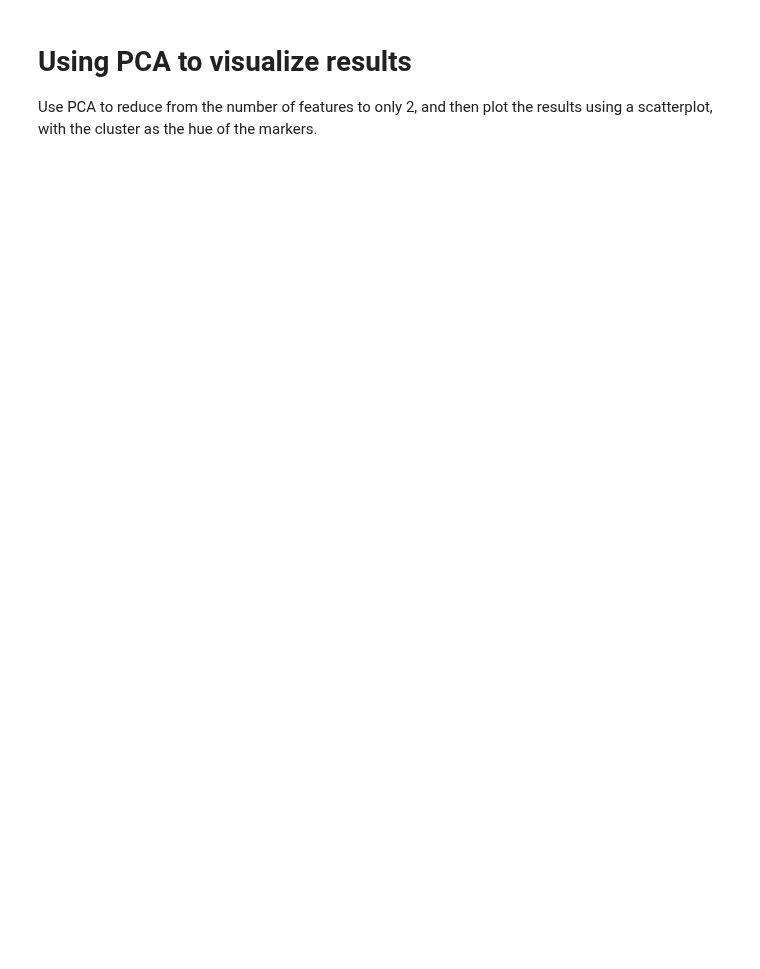
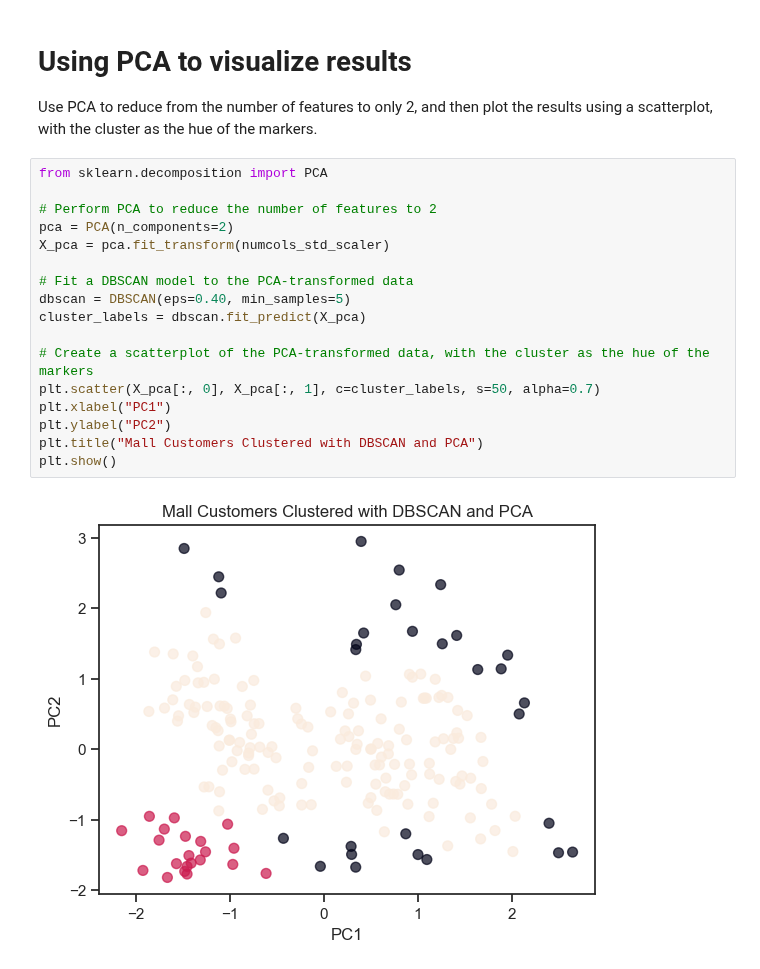
Before and after one commit to andres-mart/AnyoneAI, a Jupyter notebook: 2. Sprint_2/Assignments/13_1_1_PRACTICE_Unsupervised_Learning_of_costumer_data_using_KMeans.ipynb, the cells around one changed output. Drawn from its saved outputs; the diff is of its cells as text; blank space fills up the shorter version.

```diff
--- a/2. Sprint_2/Assignments/13_1_1_PRACTICE_Unsupervised_Learning_of_costumer_data_using_KMeans.ipynb
+++ b/2. Sprint_2/Assignments/13_1_1_PRACTICE_Unsupervised_Learning_of_costumer_data_using_KMeans.ipynb
@@ -225,3 +299,22 @@ In the case of DBScan, try finding the optimal Silhouette by varying the $epsilo
 #  Using PCA to visualize results
 
 Use PCA to reduce from the number of features to only 2, and then plot the results using a scatterplot, with the cluster as the hue of the markers.
+# %%
+from sklearn.decomposition import PCA
+
+# Perform PCA to reduce the number of features to 2
+pca = PCA(n_components=2)
+X_pca = pca.fit_transform(numcols_std_scaler)
+
+# Fit a DBSCAN model to the PCA-transformed data
+dbscan = DBSCAN(eps=0.40, min_samples=5)
+cluster_labels = dbscan.fit_predict(X_pca)
+
+# Create a scatterplot of the PCA-transformed data, with the cluster as the hue of the markers
+plt.scatter(X_pca[:, 0], X_pca[:, 1], c=cluster_labels, s=50, alpha=0.7)
+plt.xlabel("PC1")
+plt.ylabel("PC2")
+plt.title("Mall Customers Clustered with DBSCAN and PCA")
+plt.show()
+# %% [output]
+[figure, added]
```
Also changed, not shown: parts of 12 cells of this notebook.
